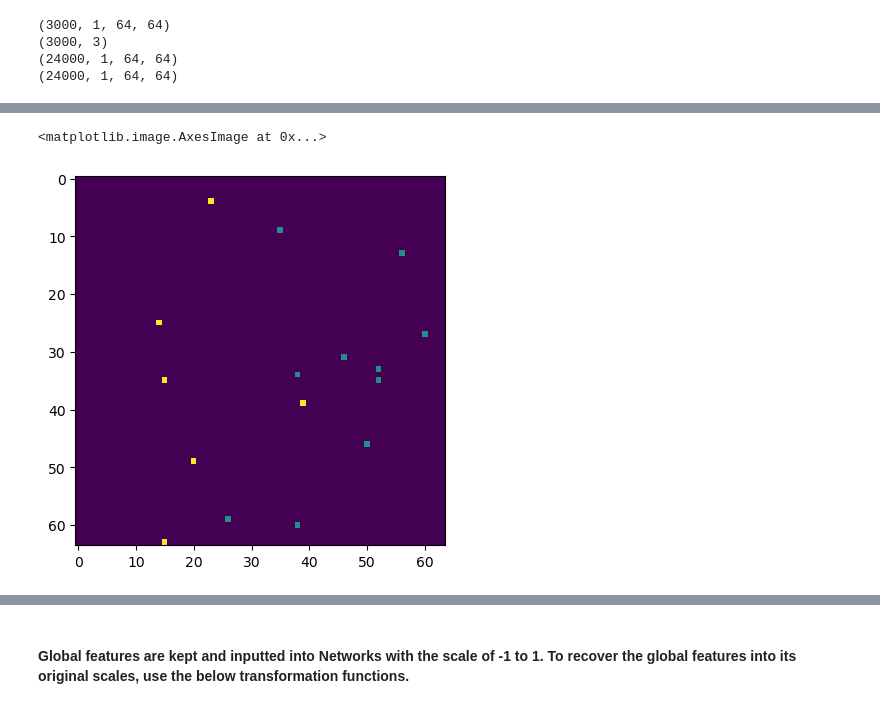
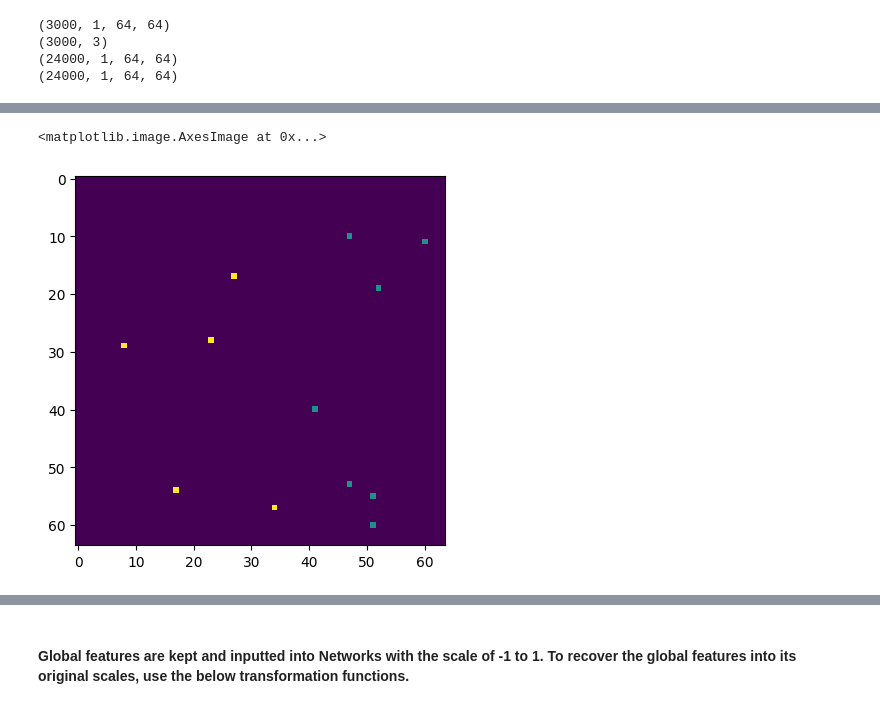
Before and after one commit to joaoboger/GANSim-2D, a Jupyter notebook: Code/0_only_conditioning_to_global_features/Analyses_of_Trained_Generator.ipynb, the cells around one changed output, grey strips where cells are left out. Cells and saved outputs as stored; diff of their text form; code cells hidden in the pictures.

```diff
--- a/Code/0_only_conditioning_to_global_features/Analyses_of_Trained_Generator.ipynb
+++ b/Code/0_only_conditioning_to_global_features/Analyses_of_Trained_Generator.ipynb
@@ -24,3 +27,5 @@ data_dir_test = 'C:\\Users\\Windows\\Documents\\LTrace\\GeoModeling_GANSim-2D_Co
+# %%
+data_dir_test = r'H:\repos\GeoModeling_GANSim-2D_Condition_to_Well_Facies_and_Global_Features\Trainingdata\DataSets(MultiChannels_Version4_Consistency)'
 # %% [markdown]
 #### Set path to trained network
 # %%
@@ -73,5 +89,5 @@ print(wellfacies_test.shape)
 # %%
-plt.imshow(wellfacies_test[55,0])
+plt.imshow(wellfacies_test[60,0])
 # %% [output]
 <matplotlib.image.AxesImage at 0x...>
-[figure, old version]
+[figure, new version]
```
Also changed, not shown: parts of 20 cells of this notebook, 3 other files.
